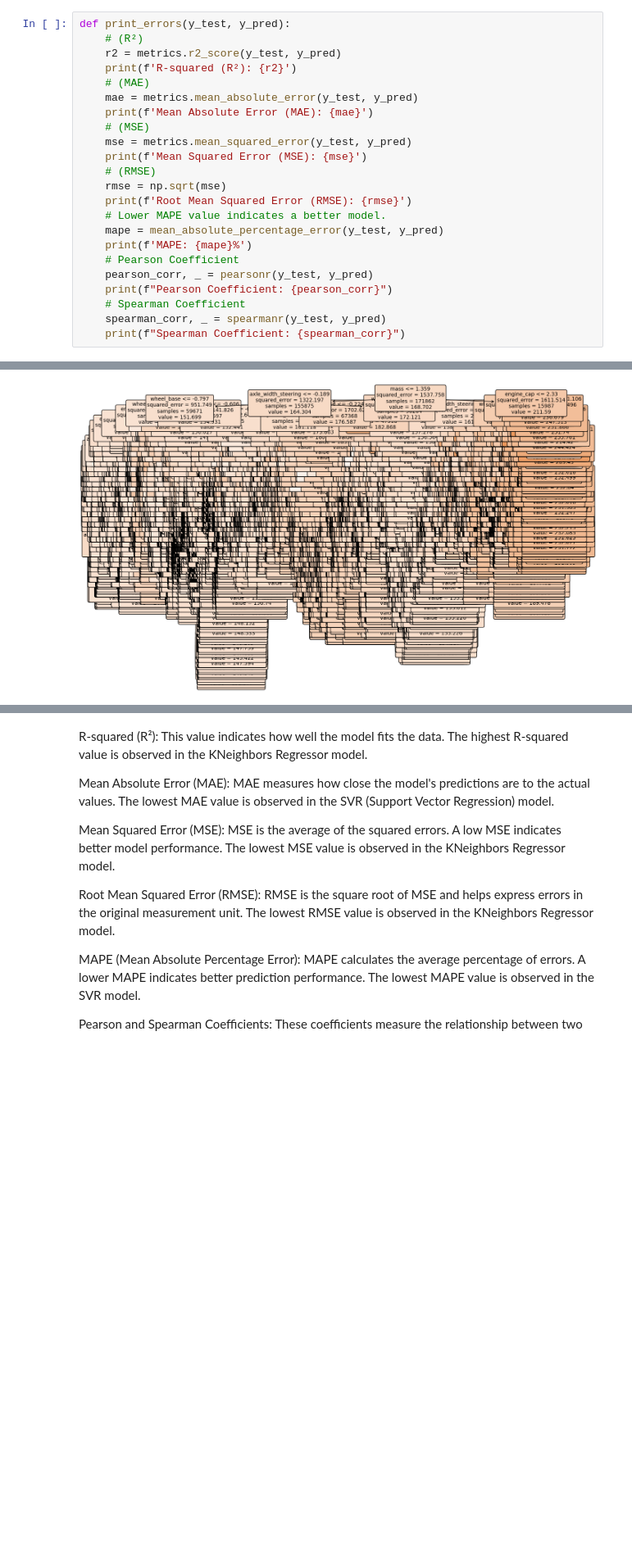
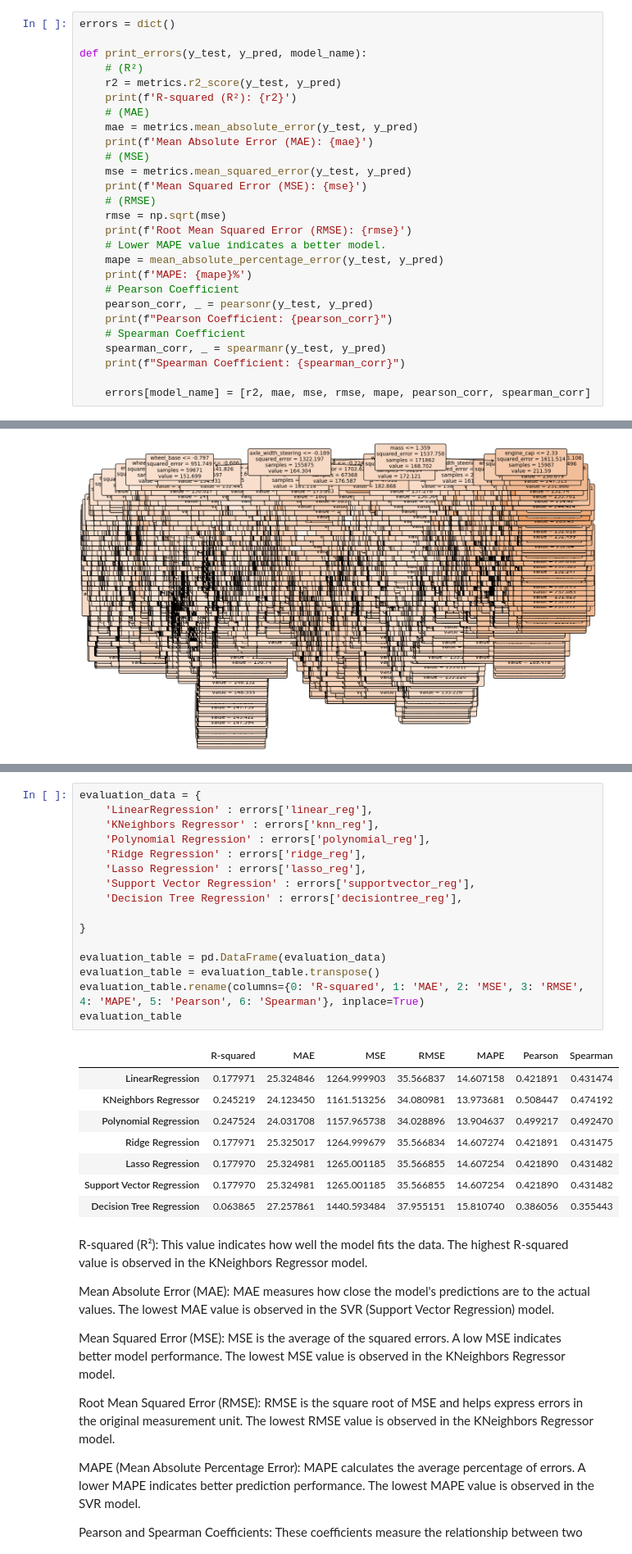
Before and after one commit to BenguBarisBalkan/AIN-311_Project, a Jupyter notebook: project_models.ipynb, the cells around one changed output, grey strips where cells are left out. Shown at 82% size. Saved outputs shown, nothing was run; the diff lists cells and outputs as text; blank space fills up the shorter version.

```diff
--- a/project_models.ipynb
+++ b/project_models.ipynb
@@ -347,7 +349,9 @@ def mean_absolute_percentage_error(y_true, y_pred):
     y_true, y_pred = np.array(y_true), np.array(y_pred)
     return np.mean(np.abs((y_true - y_pred) / y_true)) * 100
 # %%
-def print_errors(y_test, y_pred):
+errors = dict()
+
+def print_errors(y_test, y_pred, model_name):
     # (R²)
     r2 = metrics.r2_score(y_test, y_pred)
     print(f'R-squared (R²): {r2}')
@@ -369,6 +373,8 @@ def print_errors(y_test, y_pred):
     # Spearman Coefficient
     spearman_corr, _ = spearmanr(y_test, y_pred)
     print(f"Spearman Coefficient: {spearman_corr}")
+
+    errors[model_name] = [r2, mae, mse, rmse, mape, pearson_corr, spearman_corr]
 # %% [markdown]
 **Linear Regression**
 # %%
@@ -697,3 +699,28 @@ evaluation_table
+# %%
+evaluation_data = {
+    'LinearRegression' : errors['linear_reg'],
+    'KNeighbors Regressor' : errors['knn_reg'],
+    'Polynomial Regression' : errors['polynomial_reg'],
+    'Ridge Regression' : errors['ridge_reg'],
+    'Lasso Regression' : errors['lasso_reg'],
+    'Support Vector Regression' : errors['supportvector_reg'],
+    'Decision Tree Regression' : errors['decisiontree_reg'],
+
+}
+
+evaluation_table = pd.DataFrame(evaluation_data)
+evaluation_table = evaluation_table.transpose()
+evaluation_table.rename(columns={0: 'R-squared', 1: 'MAE', 2: 'MSE', 3: 'RMSE', 4: 'MAPE', 5: 'Pearson', 6: 'Spearman'}, inplace=True)
+evaluation_table
+# %% [output]
+|  | R-squared | MAE | MSE | RMSE | MAPE | Pearson | Spearman |
+| LinearRegression | 0.177971 | 25.324846 | 1264.999903 | 35.566837 | 14.607158 | 0.421891 | 0.431474 |
+| KNeighbors Regressor | 0.245219 | 24.123450 | 1161.513256 | 34.080981 | 13.973681 | 0.508447 | 0.474192 |
+| Polynomial Regression | 0.247524 | 24.031708 | 1157.965738 | 34.028896 | 13.904637 | 0.499217 | 0.492470 |
+| Ridge Regression | 0.177971 | 25.325017 | 1264.999679 | 35.566834 | 14.607274 | 0.421891 | 0.431475 |
+| Lasso Regression | 0.177970 | 25.324981 | 1265.001185 | 35.566855 | 14.607254 | 0.421890 | 0.431482 |
+| Support Vector Regression | 0.177970 | 25.324981 | 1265.001185 | 35.566855 | 14.607254 | 0.421890 | 0.431482 |
+| Decision Tree Regression | 0.063865 | 27.257861 | 1440.593484 | 37.955151 | 15.810740 | 0.386056 | 0.355443 |
 # %% [markdown]
 R-squared (R²): This value indicates how well the model fits the data. The highest R-squared value is observed in the KNeighbors Regressor model.
 
```
Also changed, not shown: parts of 20 cells of this notebook, 8 other files.
